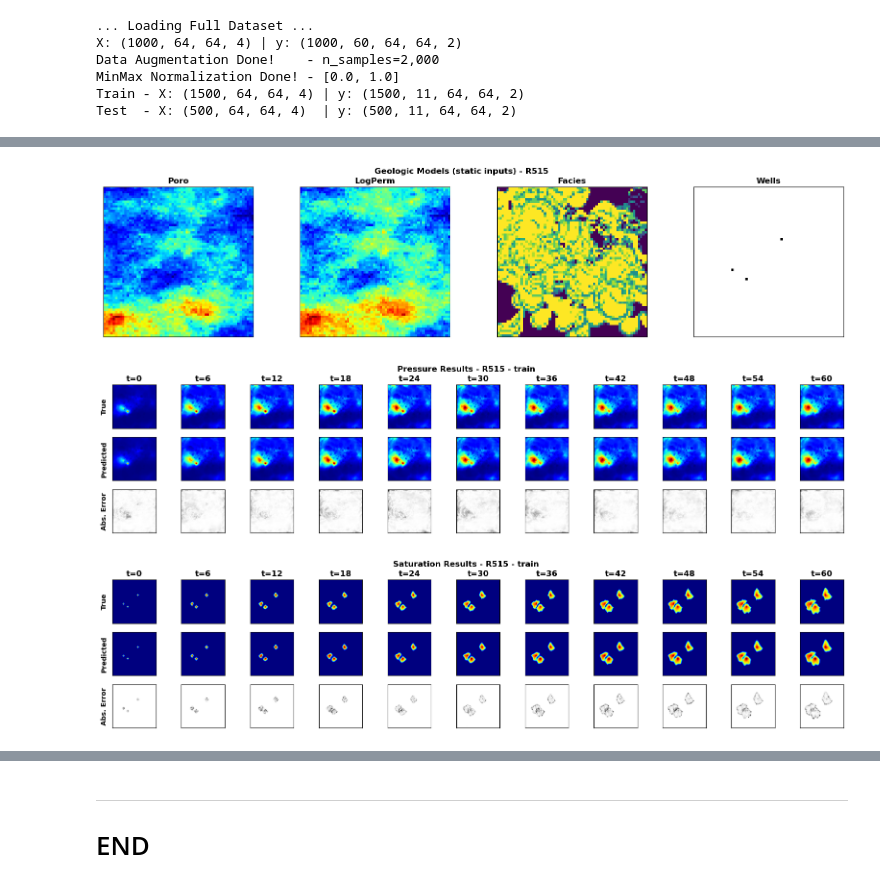
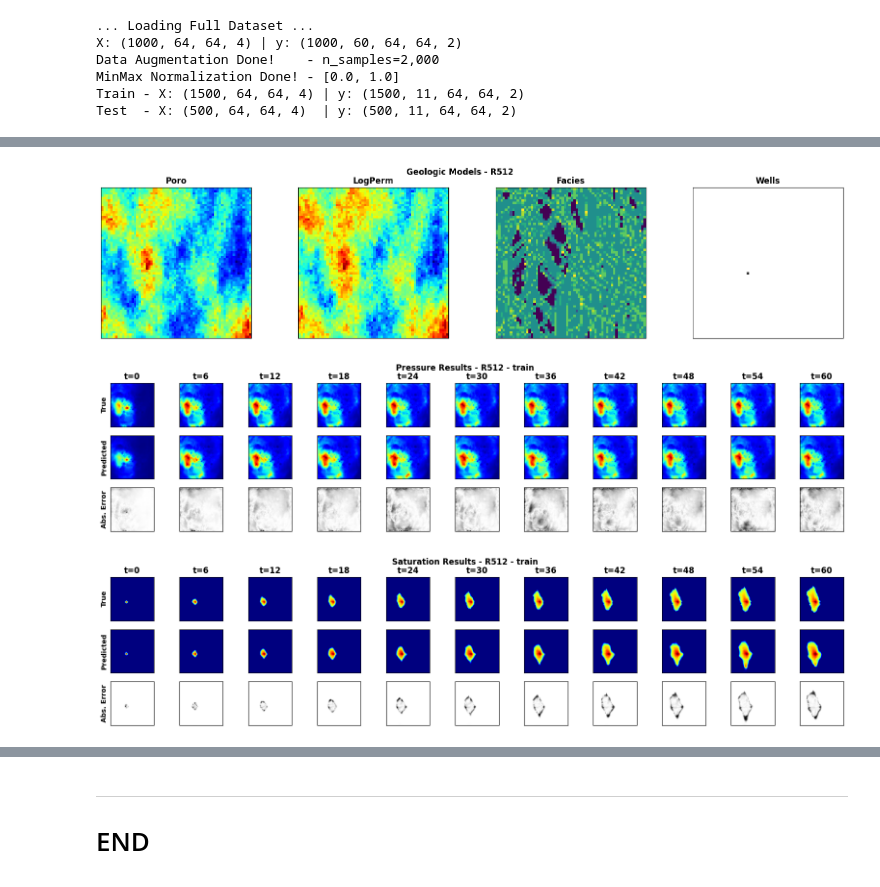
Before and after one commit to misaelmmorales/Stochastic-pix2vid, a Jupyter notebook: CNN_RNN_CO2_v2.ipynb, the cells around one changed output, grey strips where cells are left out. Cells and saved outputs as stored; diff of their text form; code cells hidden in the pictures.

```diff
--- a/CNN_RNN_CO2_v2.ipynb
+++ b/CNN_RNN_CO2_v2.ipynb
@@ -50,9 +51,9 @@ Latent shape: (1500, 8, 8, 256)
 # %%
-proxy.plot_single_results(515, 'train')
+proxy.plot_single_results(512, 'train')
 # %% [output]
-[figure, old version]
+[figure, new version]
-[figure, old version]
+[figure, new version]
-[figure, old version]
+[figure, new version]
 # %%
 proxy.cumulative_co2()
 # %% [output]
```
Also changed, not shown: parts of 5 cells of this notebook, 1 other file.
